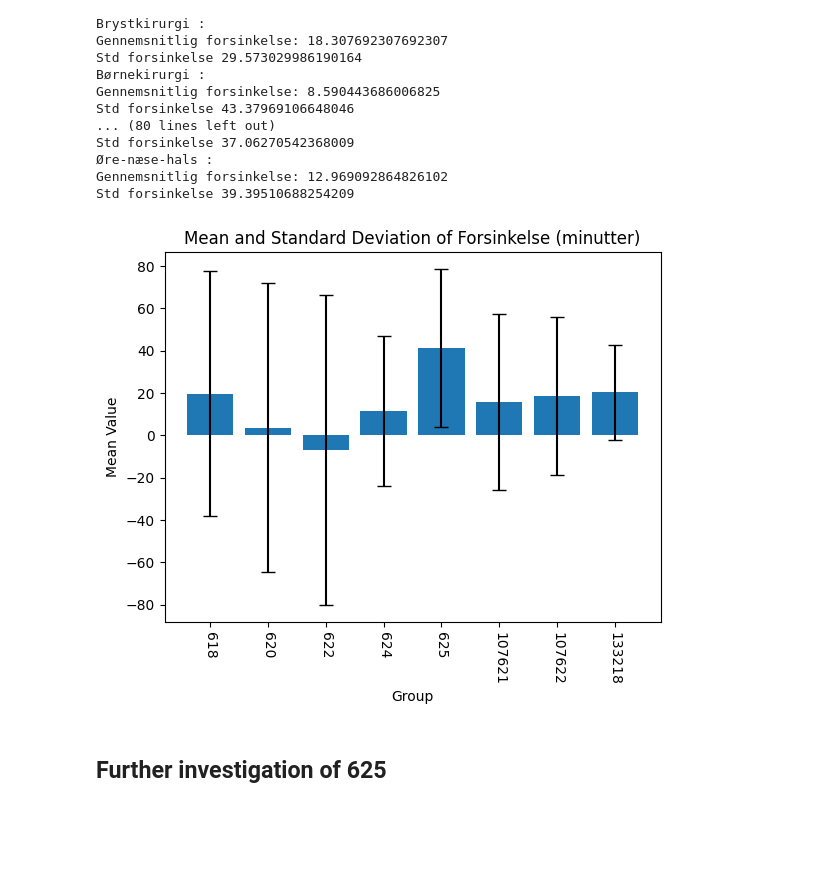
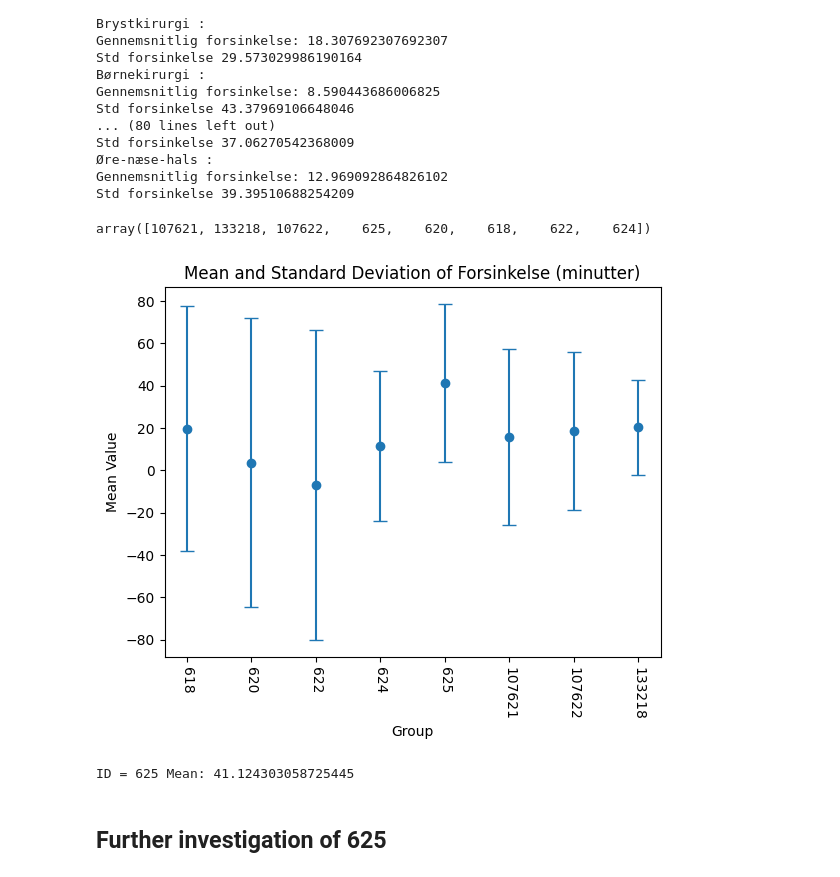
Before and after one commit to killermort9/AnalyticsToAction_Grop12, a Jupyter notebook: Signe.ipynb, the cells around one changed output. Cells and saved outputs as stored; diff of their text form; code cells hidden in the pictures; blank space fills up the shorter version.

```diff
--- a/Signe.ipynb
+++ b/Signe.ipynb
@@ -142,31 +142,38 @@ Std forsinkelse 37.06270542368009
 Øre-næse-hals :
 Gennemsnitlig forsinkelse: 12.969092864826102
 Std forsinkelse 39.39510688254209
+# %%
+df_complete["Operationsgang ID"].unique()
+# %% [output]
+array([107621, 133218, 107622,    625,    620,    618,    622,    624])
 # %%
 dfs = {k: v for k, v in df_complete.groupby('Operationsgang ID')}
 column = 'Forsinkelse (minutter)'
 
 keys = []
 means = []
 stds = []
 
 for k, d in dfs.items():
     keys.append(k)
     means.append(d[column].mean())
     stds.append(d[column].std())
 
 plt.figure()
 keys_str = [str(k) for k in keys]
-plt.bar(keys_str, means, yerr=stds, capsize=5)
+plt.errorbar(keys_str, means, yerr=stds, fmt='o', capsize=5)
 
 plt.xlabel("Group")
 plt.ylabel("Mean Value")
 plt.title(f"Mean and Standard Deviation of {column}")
 plt.xticks(rotation=-90)
 
 plt.show()
+
+print("ID = 625 Mean:", dfs[625][column].mean())
 # %% [output]
-[figure, old version]
+[figure, new version]
+ID = 625 Mean: 41.124303058725445
 # %% [markdown]
 ## Further investigation of 625
 # %%
```
Also changed, not shown: parts of 2 cells of this notebook, 2 other files.
